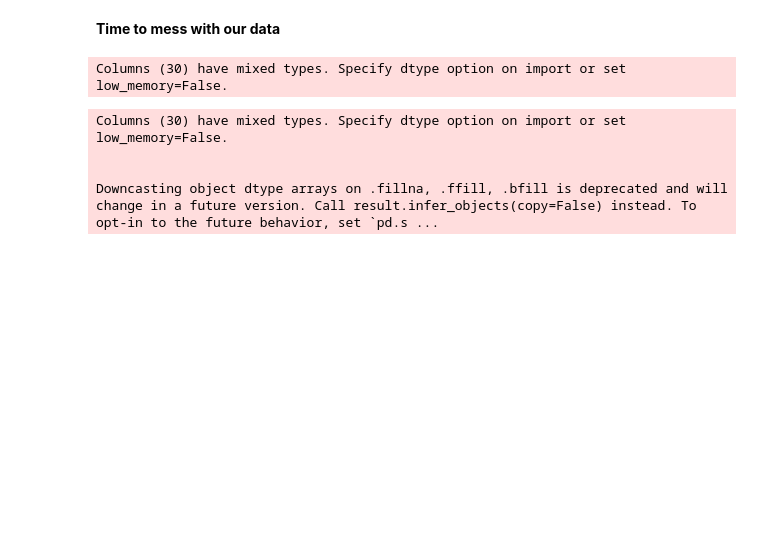
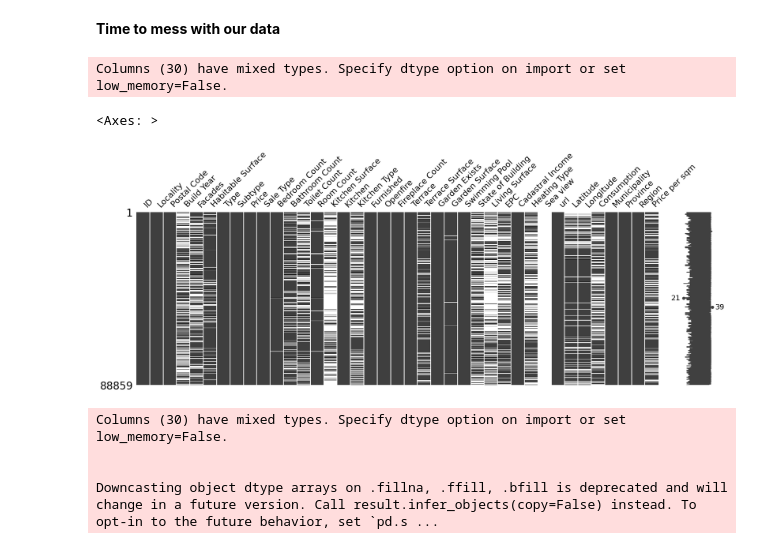
Before and after one commit to Rumineko/immo-eliza-ml, a Jupyter notebook: experimenting/testing.ipynb, the cells around one changed output. Saved outputs shown, nothing was run; the diff lists cells and outputs as text; code cells hidden in the pictures; blank space fills up the shorter version.

```diff
--- a/experimenting/testing.ipynb
+++ b/experimenting/testing.ipynb
@@ -17,32 +17,37 @@ df.to_csv('rawdata2.csv', index=False)
 # %%
 import pandas as pd
 import plotly.graph_objects as go
+import missingno as mno
 
 # Read the .csv file
 df = pd.read_csv("../data/cleaned/data.csv")
 
 # Filter the dataframe to include only numeric columns
 numeric_df = df.select_dtypes(include=['int64', 'float64'])
 
 # Create a correlation matrix
 correlation_matrix = numeric_df.corr()
 
 # Create a heatmap using Plotly
 fig = go.Figure(data=go.Heatmap(
                    z=correlation_matrix.values,
                    x=correlation_matrix.columns,
                    y=correlation_matrix.index,
                    colorscale='Viridis'))
 
 # Set the title and axis labels
 fig.update_layout(title='Correlation Matrix',
                   xaxis_title='Features',
                   yaxis_title='Features')
 
 # Show the plot
 fig.show()
+
+mno.matrix(df, figsize=(20, 6))
 # %% [output]
 Columns (30) have mixed types. Specify dtype option on import or set low_memory=False.
+<Axes: >
+[figure, added]
 # %%
 import pandas as pd
 import plotly.graph_objects as go
```
Also changed, not shown: parts of 18 cells of this notebook, 1 other file.
